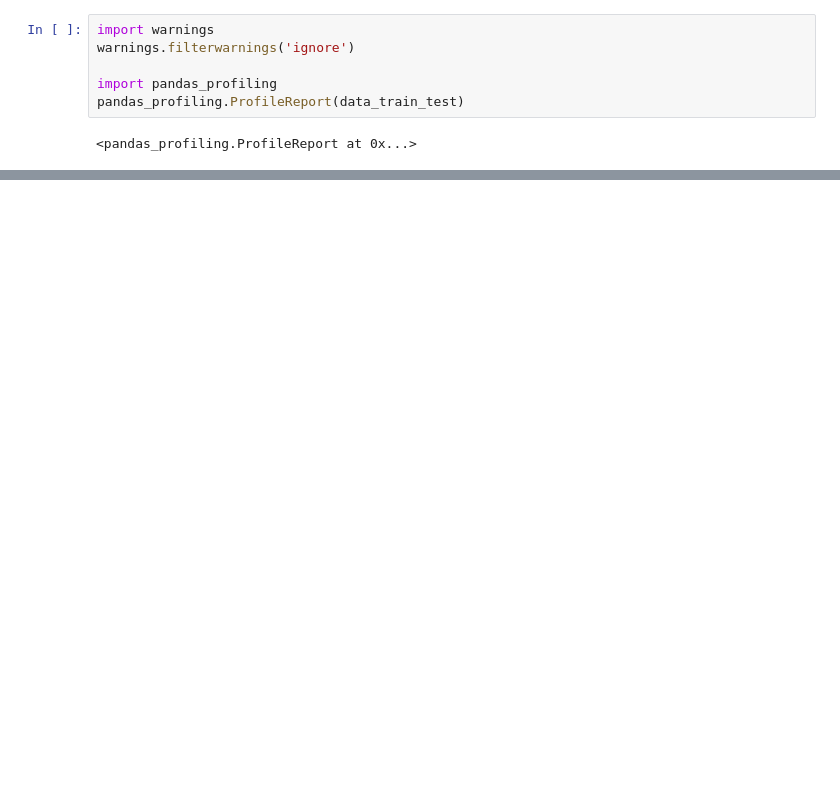
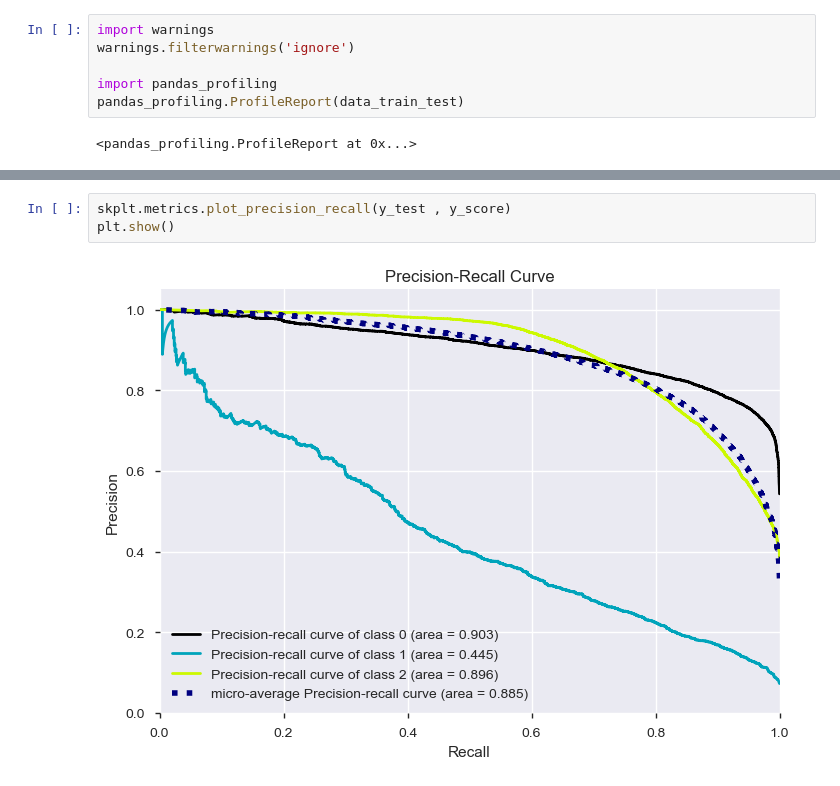
Before and after one commit to omidbadr/Data_Mining_the_Water_Table, a Jupyter notebook: Pump_DrivenData.ipynb, the cells around one changed output, grey strips where cells are left out. Cells and saved outputs as stored; diff of their text form; blank space fills up the shorter version.

```diff
--- a/Pump_DrivenData.ipynb
+++ b/Pump_DrivenData.ipynb
@@ -398,0 +523,5 @@ len(data_train_test.columns)
+# %%
+skplt.metrics.plot_precision_recall(y_test , y_score)
+plt.show()
+# %% [output]
+[figure, added]
```
Also changed, not shown: parts of 41 cells of this notebook.
